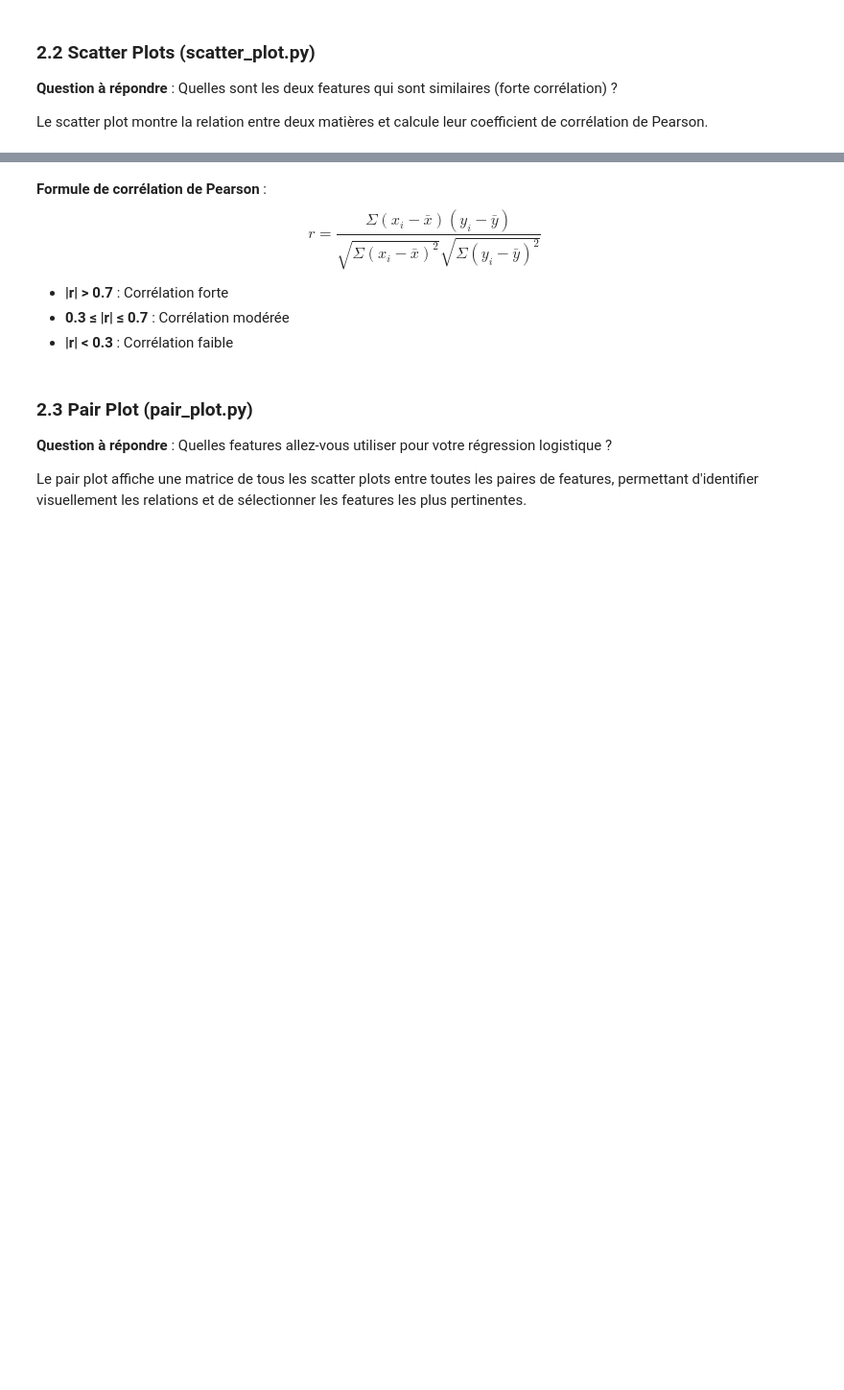
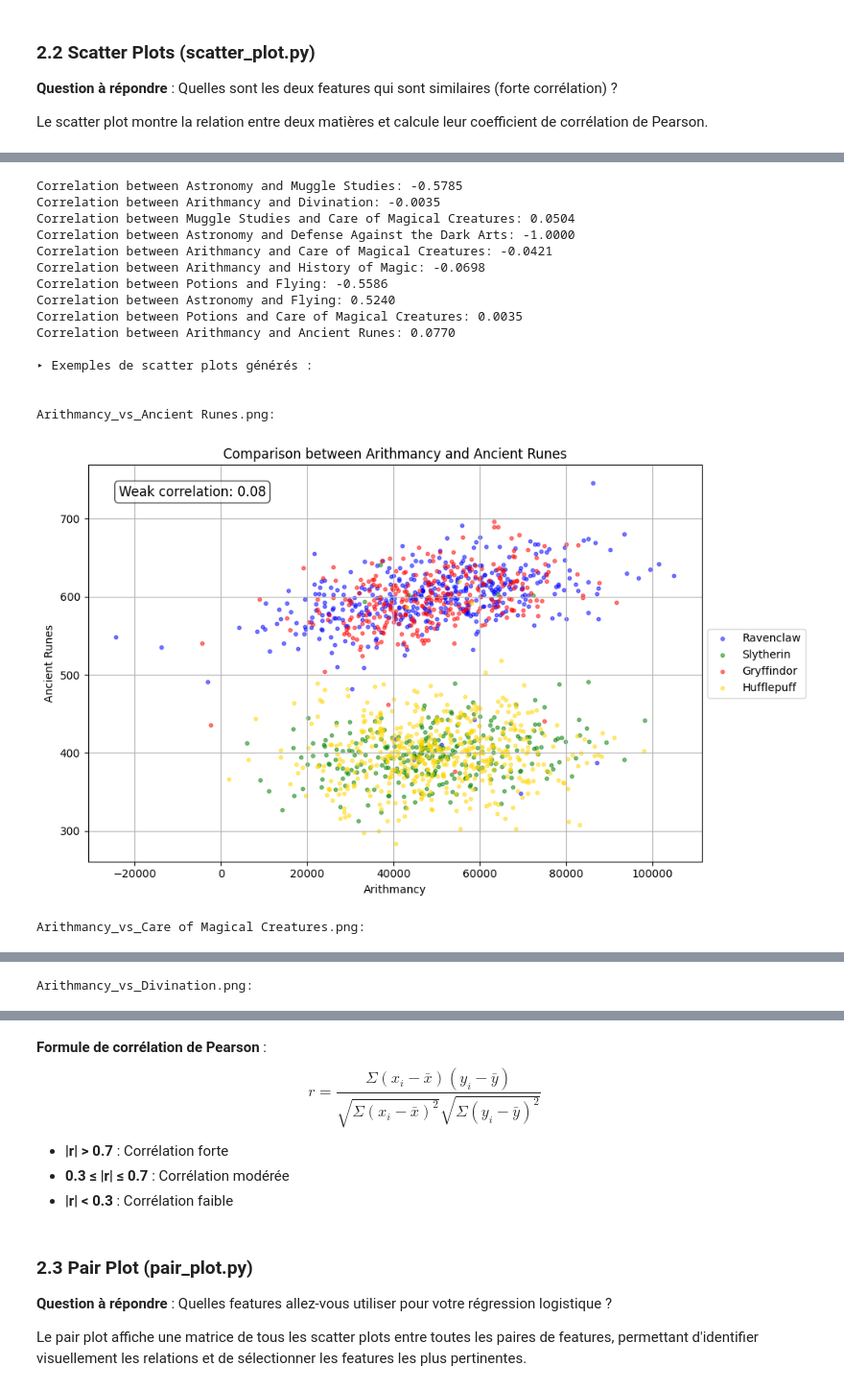
Before and after one commit to ai-dg/dslr, a Jupyter notebook: DSLR_Project_Explanation.ipynb, the cells around one changed output, grey strips where cells are left out. Shown at 96% size. Cells and saved outputs as stored; diff of their text form; code cells hidden in the pictures; blank space fills up the shorter version.

```diff
--- a/DSLR_Project_Explanation.ipynb
+++ b/DSLR_Project_Explanation.ipynb
@@ -176,0 +209,34 @@ ImportError: The GTK3 backends require PyGObject
+# %%
+# Génération des scatter plots (10 paires aléatoires)
+!python3 scatter_plot.py datasets/dataset_train.csv
+
+# Affichage de quelques scatter plots générés
+from IPython.display import Image, display
+import os
+
+print("\n▸ Exemples de scatter plots générés :\n")
+scatter_dir = "plots_scatter"
+if os.path.exists(scatter_dir):
+    # Afficher les 3 premiers scatter plots
+    files = sorted([f for f in os.listdir(scatter_dir) if f.endswith('.png')])[:3]
+    for filename in files:
+        print(f"\n{filename}:")
+        display(Image(f"{scatter_dir}/{filename}", width=600))
+# %% [output]
+Correlation between Astronomy and Muggle Studies: -0.5785
+Correlation between Arithmancy and Divination: -0.0035
+Correlation between Muggle Studies and Care of Magical Creatures: 0.0504
+Correlation between Astronomy and Defense Against the Dark Arts: -1.0000
+Correlation between Arithmancy and Care of Magical Creatures: -0.0421
+Correlation between Arithmancy and History of Magic: -0.0698
+Correlation between Potions and Flying: -0.5586
+Correlation between Astronomy and Flying: 0.5240
+Correlation between Potions and Care of Magical Creatures: 0.0035
+Correlation between Arithmancy and Ancient Runes: 0.0770
+
+▸ Exemples de scatter plots générés :
+
+
+Arithmancy_vs_Ancient Runes.png:
+[figure, added]
+Arithmancy_vs_Care of Magical Creatures.png:
@@ -176,0 +244 @@ ImportError: The GTK3 backends require PyGObject
+Arithmancy_vs_Divination.png:
```
Also changed, not shown: parts of 28 cells of this notebook, 2 other files.
